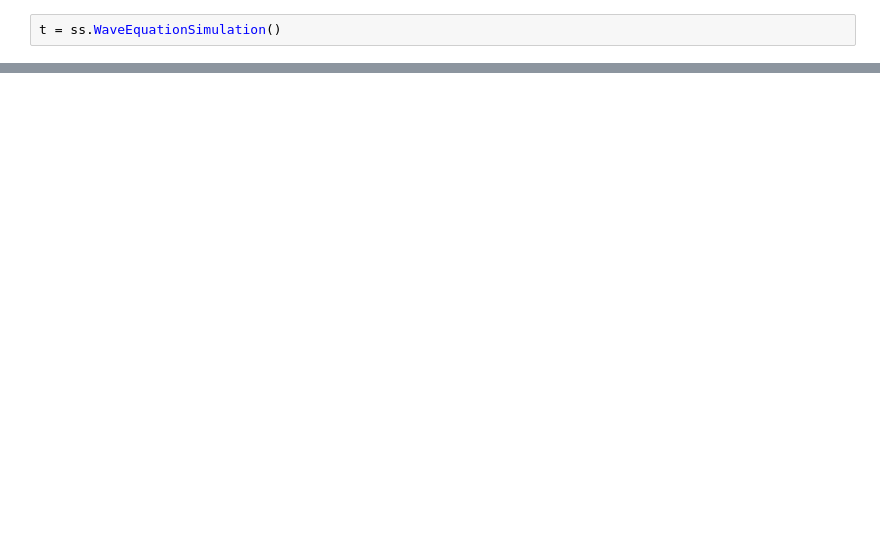
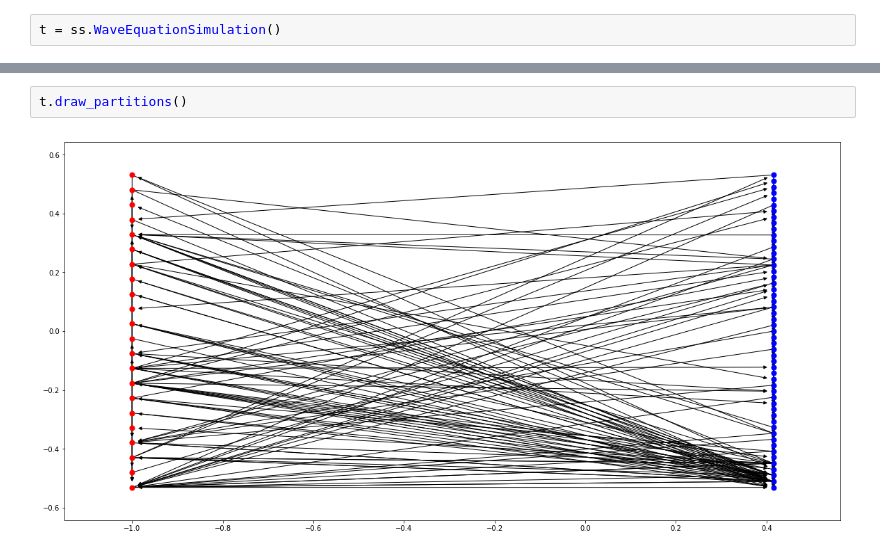
Before and after one commit to brendanshanahan/cnets, a Jupyter notebook: Testing_modules.ipynb, the cells around one changed output, grey strips where cells are left out. Drawn from its saved outputs; the diff is of its cells as text; blank space fills up the shorter version.

```diff
--- a/Testing_modules.ipynb
+++ b/Testing_modules.ipynb
@@ -50,0 +47,4 @@ nx.draw_shell(dir_graph)
+# %%
+t.draw_partitions()
+# %% [output]
+[figure, added]
```
Also changed, not shown: parts of 13 cells of this notebook.
